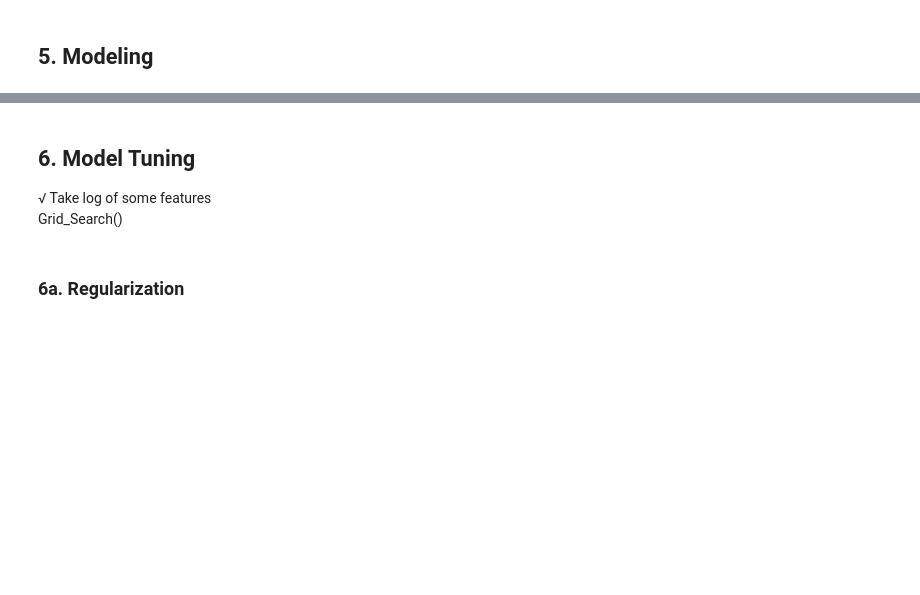
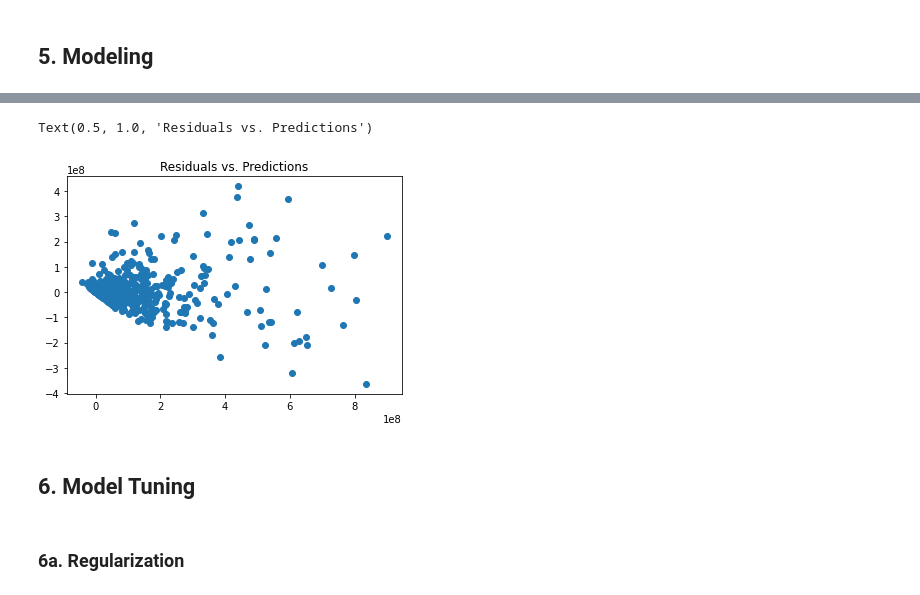
Before and after one commit to slp22/regression-project, a Jupyter notebook: adaptation_movies_regression.ipynb, the cells around one changed output, grey strips where cells are left out. Drawn from its saved outputs; the diff is of its cells as text; code cells hidden in the pictures; blank space fills up the shorter version.

```diff
--- a/adaptation_movies_regression.ipynb
+++ b/adaptation_movies_regression.ipynb
@@ -393,4 +284,12 @@ print(f'Degree 2 polynomial regression val R^2: {lm_poly.score(X_val_poly, y_val
+# %%
+# residuals vs. predicted
+lin_reg_residuals = y_train - y_train_pred
+
+plt.scatter(y_train_pred, lin_reg_residuals)
+plt.plot([0,400], [0, 0])
+plt.title("Residuals vs. Predictions")
+# %% [output]
+Text(0.5, 1.0, 'Residuals vs. Predictions')
+[figure, added]
 # %% [markdown]
 ## 6. Model Tuning<a id='6'></a>
-√ Take log of some features <br/>
-Grid_Search()
```
Also changed, not shown: parts of 44 cells of this notebook.
